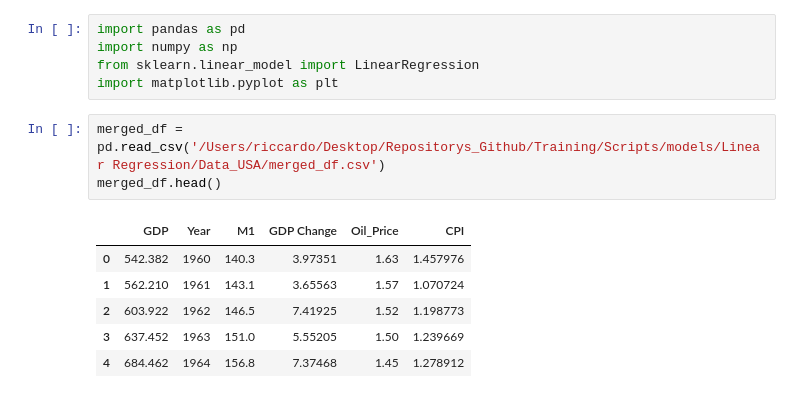
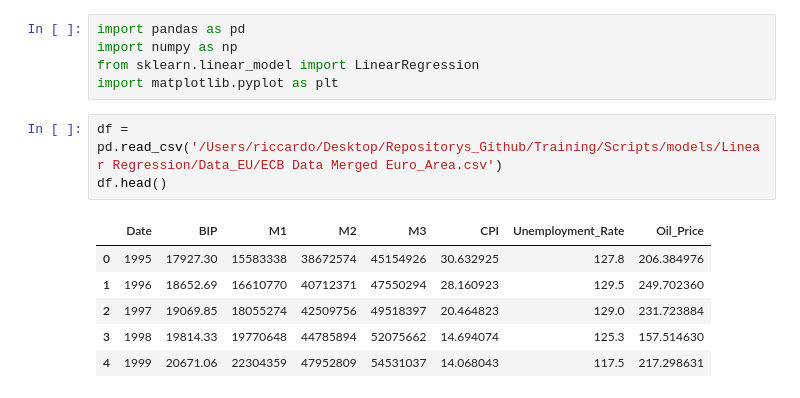
Before and after one commit to RiccardoDAndrea/Training, a Jupyter notebook: Scripts/models/Linear Regression/Vis.ipynb, the cells around one changed output. Drawn from its saved outputs; the diff is of its cells as text.

Commit message:
Hinzufügen von BIP-Daten für die Eurozone und Aktualisierung der Linear Regression-Modelle für EU_LR.ipynb

```diff
--- a/Scripts/models/Linear Regression/Vis.ipynb
+++ b/Scripts/models/Linear Regression/Vis.ipynb
@@ -4,12 +4,12 @@ import numpy as np
 from sklearn.linear_model import LinearRegression
 import matplotlib.pyplot as plt
 # %%
-merged_df = pd.read_csv('/Users/riccardo/Desktop/Repositorys_Github/Training/Scripts/models/Linear Regression/Data_USA/merged_df.csv')
-merged_df.head()
+df = pd.read_csv('/Users/riccardo/Desktop/Repositorys_Github/Training/Scripts/models/Linear Regression/Data_EU/ECB Data Merged Euro_Area.csv')
+df.head()
 # %% [output]
-|  | GDP | Year | M1 | GDP Change | Oil_Price | CPI |
-| 0 | 542.382 | 1960 | 140.3 | 3.97351 | 1.63 | 1.457976 |
-| 1 | 562.210 | 1961 | 143.1 | 3.65563 | 1.57 | 1.070724 |
-| 2 | 603.922 | 1962 | 146.5 | 7.41925 | 1.52 | 1.198773 |
-| 3 | 637.452 | 1963 | 151.0 | 5.55205 | 1.50 | 1.239669 |
-| 4 | 684.462 | 1964 | 156.8 | 7.37468 | 1.45 | 1.278912 |
+|  | Date | BIP | M1 | M2 | M3 | CPI | Unemployment_Rate | Oil_Price |
+| 0 | 1995 | 17927.30 | 15583338 | 38672574 | 45154926 | 30.632925 | 127.8 | 206.384976 |
+| 1 | 1996 | 18652.69 | 16610770 | 40712371 | 47550294 | 28.160923 | 129.5 | 249.702360 |
+| 2 | 1997 | 19069.85 | 18055274 | 42509756 | 49518397 | 20.464823 | 129.0 | 231.723884 |
+| 3 | 1998 | 19814.33 | 19770648 | 44785894 | 52075662 | 14.694074 | 125.3 | 157.514630 |
+| 4 | 1999 | 20671.06 | 22304359 | 47952809 | 54531037 | 14.068043 | 117.5 | 217.298631 |
```
Also changed, not shown: parts of 1 cell of this notebook, 2 other files.
